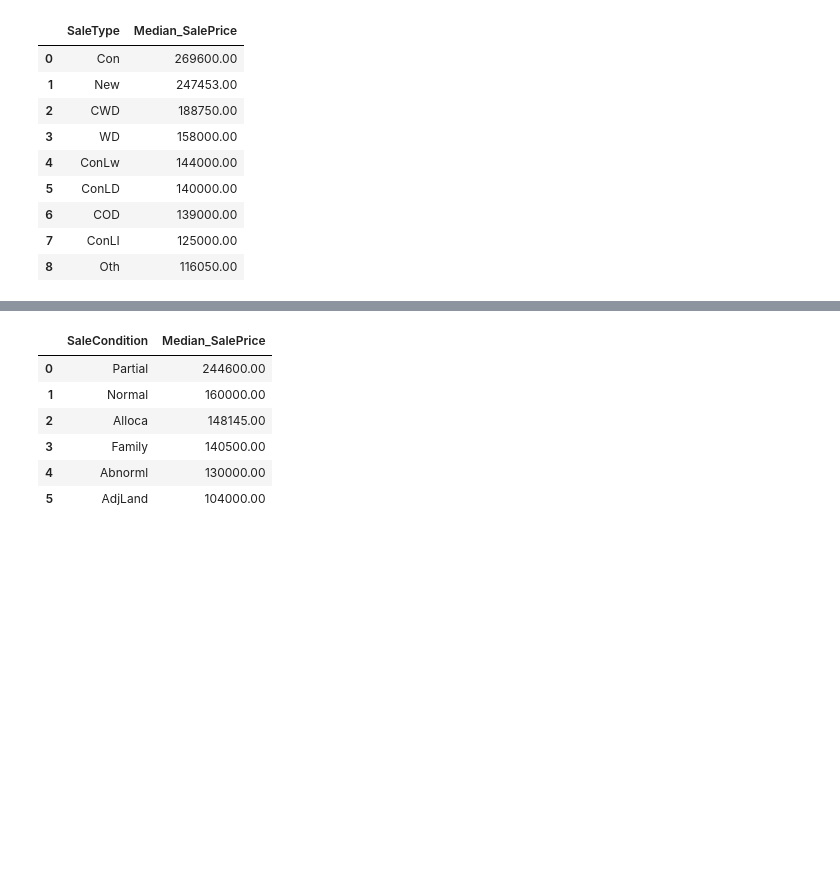
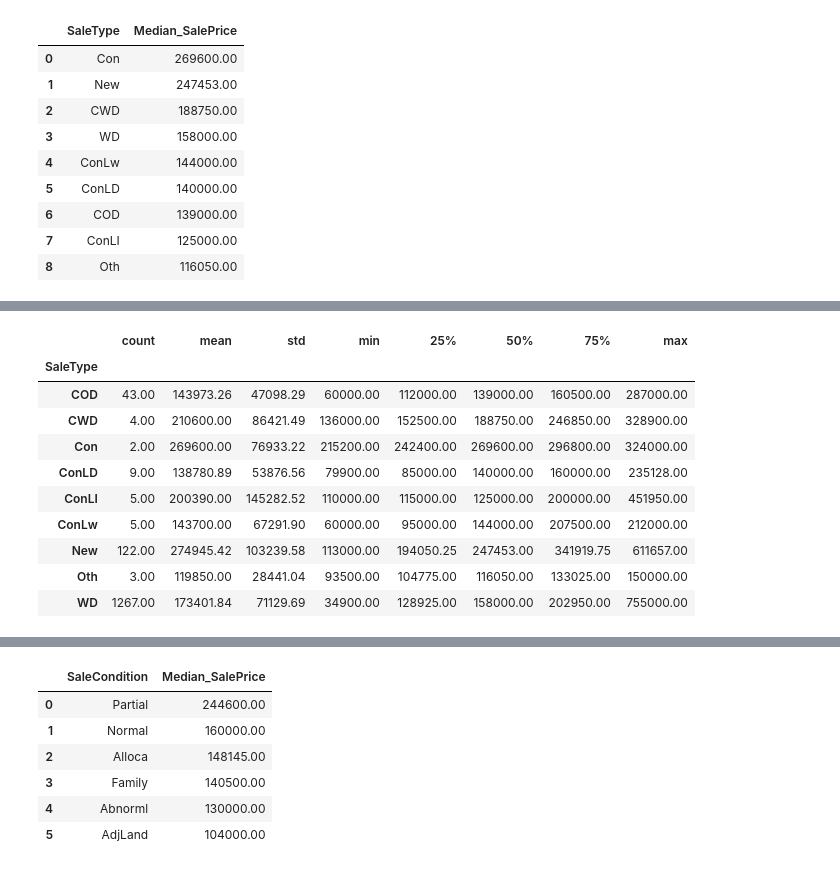
Before and after one commit to annugit1655/Real-Estate-Price-Prediction, a Jupyter notebook: Real-Estate-Price-Prediction/notebooks/EDA-house-part-1.ipynb, the cells around one changed output, grey strips where cells are left out. Saved outputs shown, nothing was run; the diff lists cells and outputs as text; code cells hidden in the pictures; blank space fills up the shorter version.

```diff
--- a/Real-Estate-Price-Prediction/notebooks/EDA-house-part-1.ipynb
+++ b/Real-Estate-Price-Prediction/notebooks/EDA-house-part-1.ipynb
@@ -567,3 +581,17 @@ median_price
+# %%
+new_df.groupby(['SaleType'])['SalePrice'].describe()
+# %% [output]
+|  | count | mean | std | min | 25% | 50% | 75% | max |
+| SaleType |  |  |  |  |  |  |  |  |
+| COD | 43.00 | 143973.26 | 47098.29 | 60000.00 | 112000.00 | 139000.00 | 160500.00 | 287000.00 |
+| CWD | 4.00 | 210600.00 | 86421.49 | 136000.00 | 152500.00 | 188750.00 | 246850.00 | 328900.00 |
+| Con | 2.00 | 269600.00 | 76933.22 | 215200.00 | 242400.00 | 269600.00 | 296800.00 | 324000.00 |
+| ConLD | 9.00 | 138780.89 | 53876.56 | 79900.00 | 85000.00 | 140000.00 | 160000.00 | 235128.00 |
+| ConLI | 5.00 | 200390.00 | 145282.52 | 110000.00 | 115000.00 | 125000.00 | 200000.00 | 451950.00 |
+| ConLw | 5.00 | 143700.00 | 67291.90 | 60000.00 | 95000.00 | 144000.00 | 207500.00 | 212000.00 |
+| New | 122.00 | 274945.42 | 103239.58 | 113000.00 | 194050.25 | 247453.00 | 341919.75 | 611657.00 |
+| Oth | 3.00 | 119850.00 | 28441.04 | 93500.00 | 104775.00 | 116050.00 | 133025.00 | 150000.00 |
+| WD | 1267.00 | 173401.84 | 71129.69 | 34900.00 | 128925.00 | 158000.00 | 202950.00 | 755000.00 |
 # %%
 fig, ax = plt.subplots(figsize=(15, 5))
 # Violin plot
```
Also changed, not shown: parts of 14 cells of this notebook.
